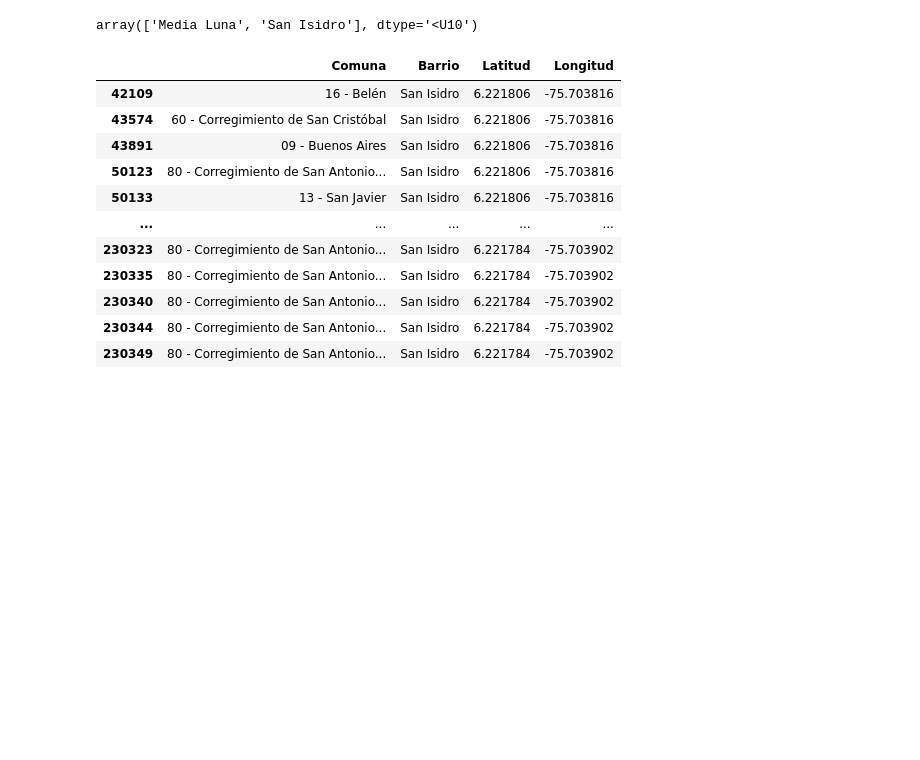
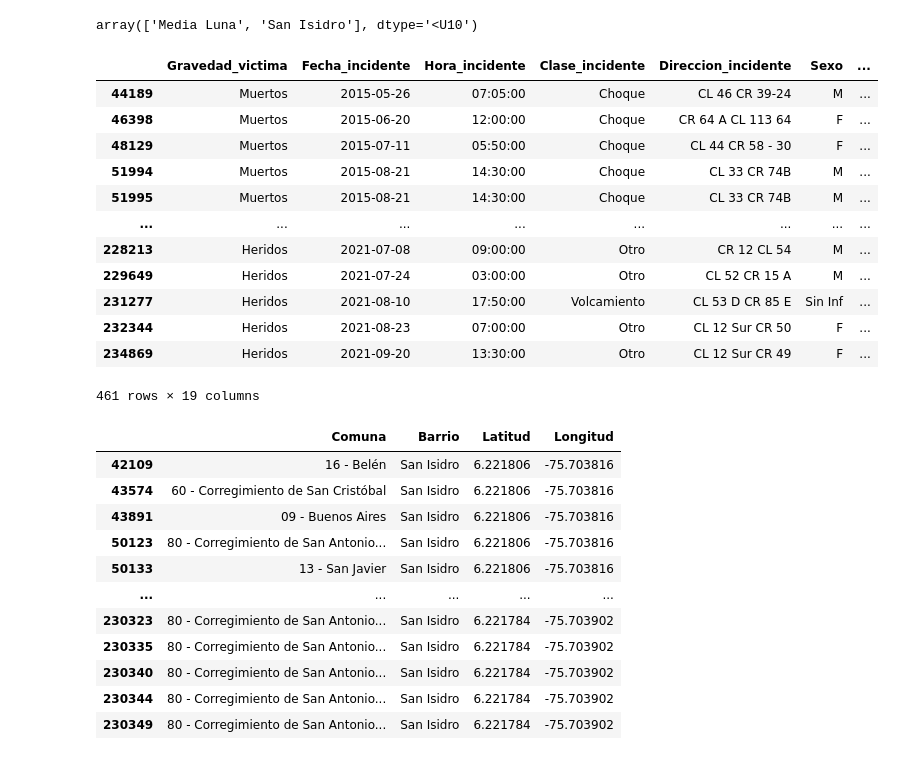
Before and after one commit to Knd9/mentoriaDD2022, a Jupyter notebook: EyCD/Mentoria_P2_EyCD_IncViales.ipynb, the cells around one changed output. Saved outputs shown, nothing was run; the diff lists cells and outputs as text; code cells hidden in the pictures; blank space fills up the shorter version.

```diff
--- a/EyCD/Mentoria_P2_EyCD_IncViales.ipynb
+++ b/EyCD/Mentoria_P2_EyCD_IncViales.ipynb
@@ -996,6 +991,25 @@ miss_barrios
 array(['Media Luna', 'San Isidro'], dtype='<U10')
 # %%
 invia_copy_df['Barrio'] = invia_copy_df['Barrio'].fillna(barrio_dictionary)
+# %%
+invia_copy_df[(invia_copy_df.Barrio.isna()) &
+              (invia_copy_df.Latitud.notnull()) & \
+              (invia_copy_df.Longitud.notnull())
+]
+# %% [output]
+|  | Gravedad_victima | Fecha_incidente | Hora_incidente | Clase_incidente | Direccion_incidente | Sexo | ... |
+| 44189 | Muertos | 2015-05-26 | 07:05:00 | Choque | CL 46 CR 39-24 | M | ... |
+| 46398 | Muertos | 2015-06-20 | 12:00:00 | Choque | CR 64 A CL 113 64 | F | ... |
+| 48129 | Muertos | 2015-07-11 | 05:50:00 | Choque | CL 44 CR 58 - 30 | F | ... |
+| 51994 | Muertos | 2015-08-21 | 14:30:00 | Choque | CL 33 CR 74B | M | ... |
+| 51995 | Muertos | 2015-08-21 | 14:30:00 | Choque | CL 33 CR 74B | M | ... |
+| ... | ... | ... | ... | ... | ... | ... | ... |
+| 228213 | Heridos | 2021-07-08 | 09:00:00 | Otro | CR 12 CL 54 | M | ... |
+| 229649 | Heridos | 2021-07-24 | 03:00:00 | Otro | CL 52 CR 15 A | M | ... |
+| 231277 | Heridos | 2021-08-10 | 17:50:00 | Volcamiento | CL 53 D CR 85 E | Sin Inf | ... |
+| 232344 | Heridos | 2021-08-23 | 07:00:00 | Otro | CL 12 Sur CR 50 | F | ... |
+| 234869 | Heridos | 2021-09-20 | 13:30:00 | Otro | CL 12 Sur CR 49 | F | ... |
+461 rows × 19 columns
 # %%
 invia_copy_df.loc[np.array(list(barrio_dictionary.keys()))][['Comuna', 'Barrio', 'Latitud', 'Longitud']]
 # %% [output]
```
Also changed, not shown: parts of 9 cells of this notebook.
